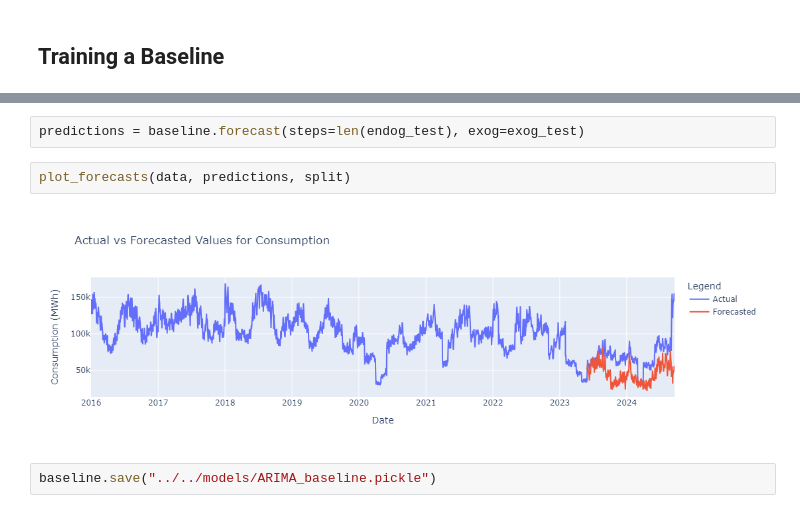
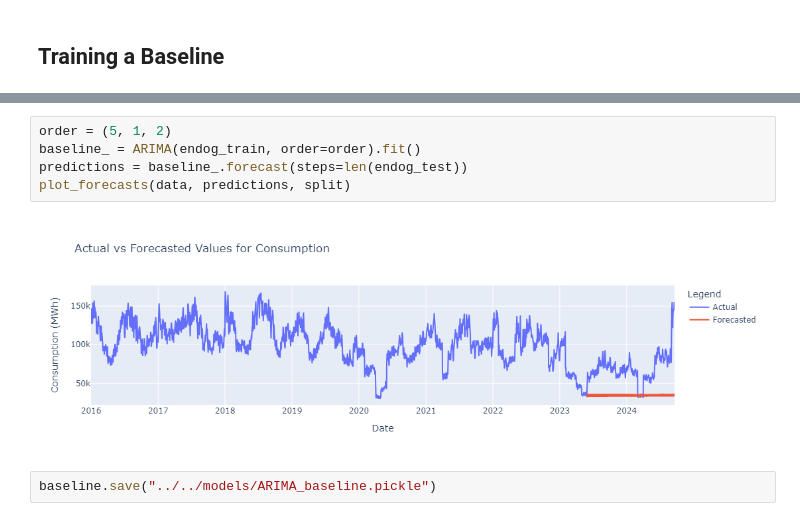
Before and after one commit to lmg1404/Energy-Consumption-Forecasting, a Jupyter notebook: src/notebooks/supervised/arima.ipynb, the cells around one changed output, grey strips where cells are left out. Cells and saved outputs as stored; diff of their text form.

```diff
--- a/src/notebooks/supervised/arima.ipynb
+++ b/src/notebooks/supervised/arima.ipynb
@@ -147,9 +151,10 @@ baseline = ARIMA(endog_train, exog_train.astype(float), order=order).fit()
-# %%
-predictions = baseline.forecast(steps=len(endog_test), exog=exog_test)
 # %%
+order = (5, 1, 2)
+baseline_ = ARIMA(endog_train, order=order).fit()
+predictions = baseline_.forecast(steps=len(endog_test))
 plot_forecasts(data, predictions, split)
 # %% [output]
-[figure, old version]
+[figure, new version]
 # %%
 baseline.save("../../models/ARIMA_baseline.pickle")
 # %% [markdown]
```
Also changed, not shown: parts of 1 cell of this notebook, 3 other files.
